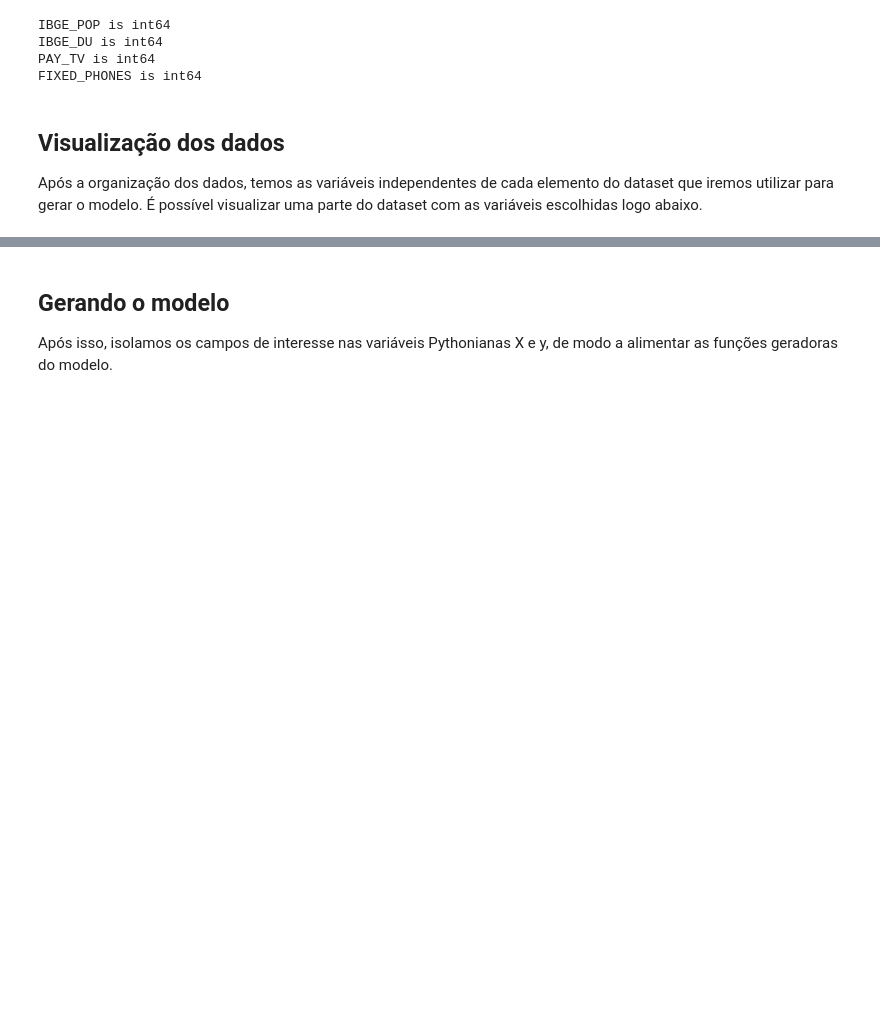
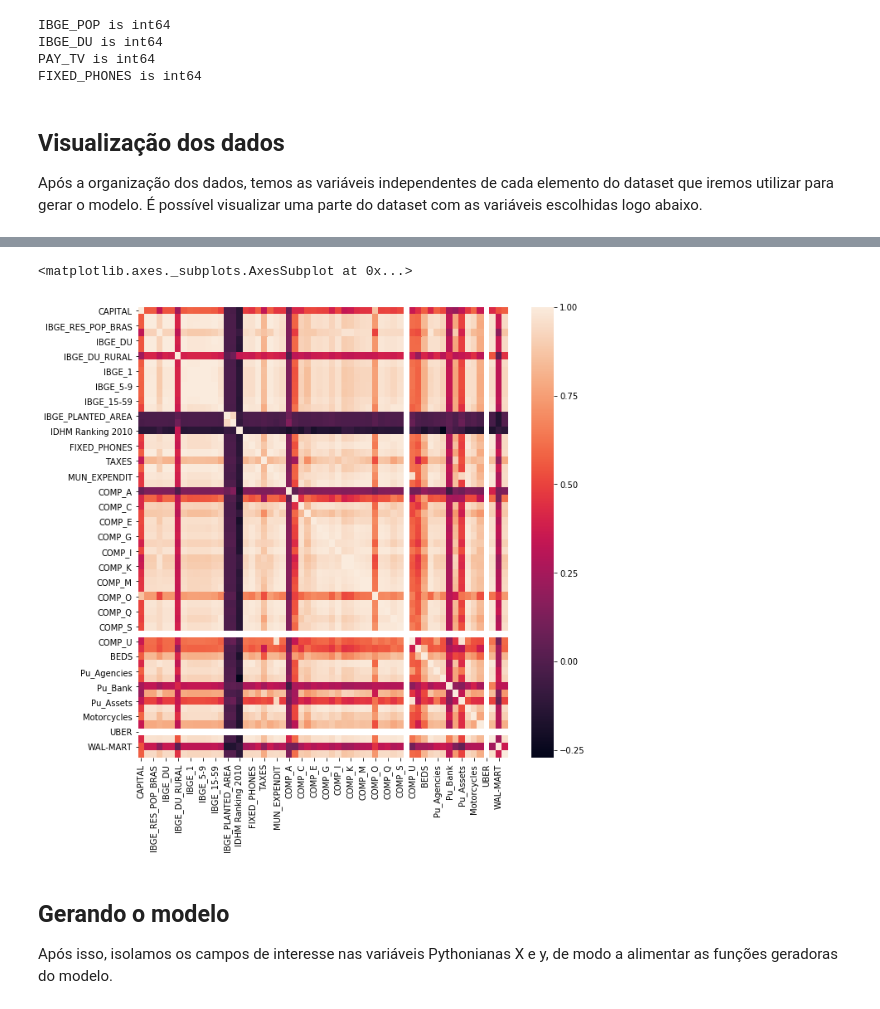
Before and after one commit to rafaelgdp/rlm-ea, a Jupyter notebook: src/regressao_linear_multipla.ipynb, the cells around one changed output, grey strips where cells are left out. Saved outputs shown, nothing was run; the diff lists cells and outputs as text; code cells hidden in the pictures; blank space fills up the shorter version.

```diff
--- a/src/regressao_linear_multipla.ipynb
+++ b/src/regressao_linear_multipla.ipynb
@@ -473,3 +467,9 @@ plt.show()
+# %%
+plt.figure(figsize=(10,10))
+sns.heatmap(brazil_cities_df.corr())
+# %% [output]
+<matplotlib.axes._subplots.AxesSubplot at 0x...>
+[figure, added]
 # %% [markdown]
 ## Gerando o modelo
 
```
Also changed, not shown: parts of 4 cells of this notebook.
